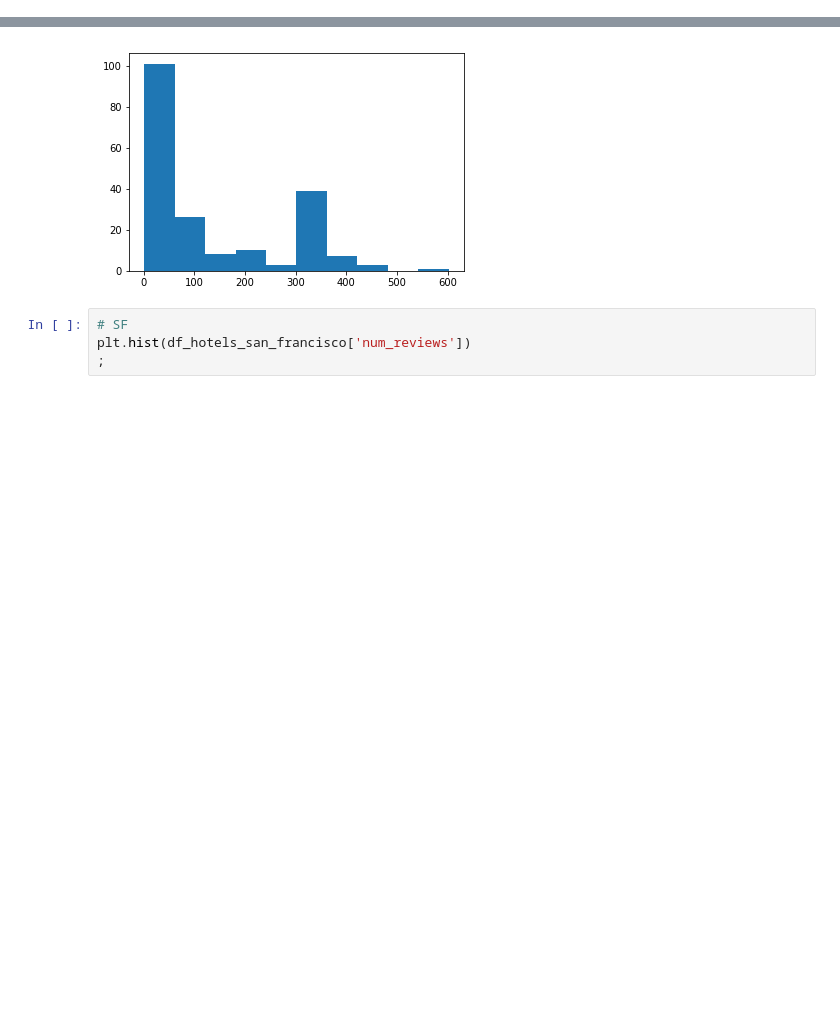
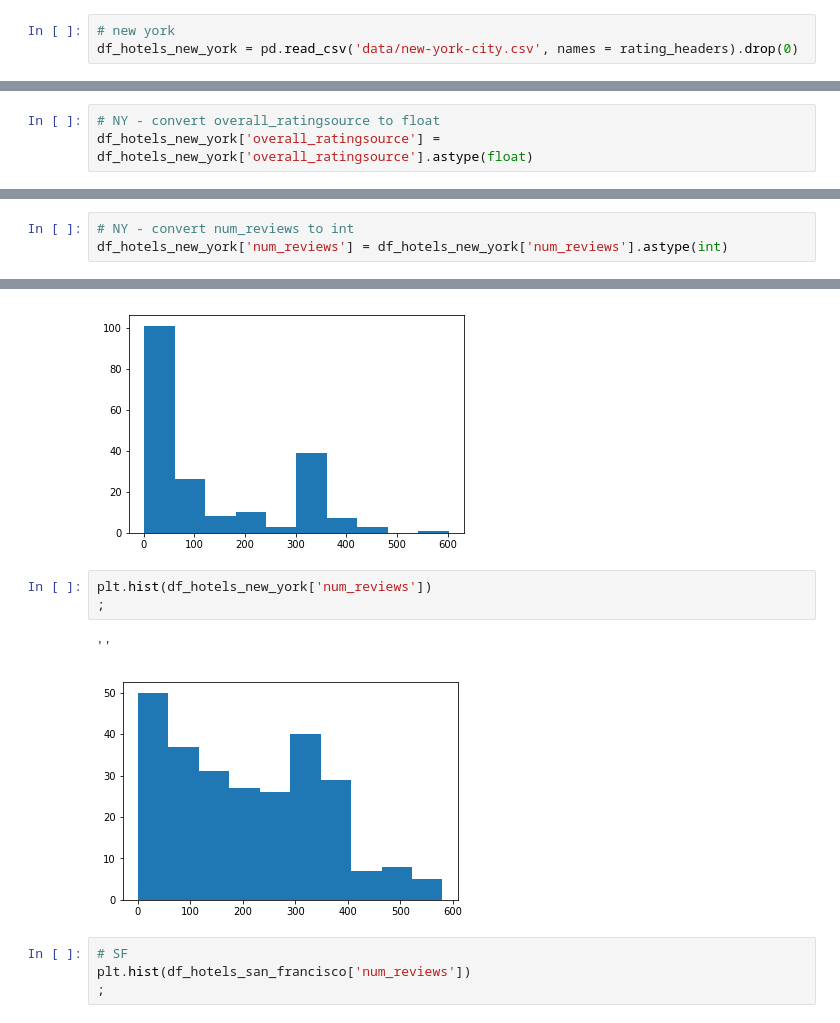
Before and after one commit to steventa87/Hotel_Reccomendation, a Jupyter notebook: whole_EDA.ipynb, the cells around one changed output, grey strips where cells are left out. Drawn from its saved outputs; the diff is of its cells as text; blank space fills up the shorter version.

```diff
--- a/whole_EDA.ipynb
+++ b/whole_EDA.ipynb
@@ -37,6 +37,9 @@ df_hotels_las_vegas = pd.read_csv('data/las-vegas.csv', names = rating_headers).
 # %%
 # san francisco
 df_hotels_san_francisco = pd.read_csv('data/san-francisco.csv', names = rating_headers).drop(0)
+# %%
+# new york
+df_hotels_new_york = pd.read_csv('data/new-york-city.csv', names = rating_headers).drop(0)
 # %%
 df_hotels_las_vegas.head()
 # %% [output]
@@ -101,6 +134,9 @@ df_hotels_las_vegas['overall_ratingsource'] = df_hotels_las_vegas['overall_ratin
 # %%
 # SF - convert overall_ratingsource to float
 df_hotels_san_francisco['overall_ratingsource'] = df_hotels_san_francisco['overall_ratingsource'].astype(float)
+# %%
+# NY - convert overall_ratingsource to float
+df_hotels_new_york['overall_ratingsource'] = df_hotels_new_york['overall_ratingsource'].astype(float)
 # %%
 # convert num_reviews to int
 df_hotels_las_vegas['num_reviews'] = df_hotels_las_vegas['num_reviews'].astype(int)
@@ -109,0 +156,3 @@ df_hotels_san_francisco['num_reviews'] = df_hotels_san_francisco['num_reviews'].
+# %%
+# NY - convert num_reviews to int
+df_hotels_new_york['num_reviews'] = df_hotels_new_york['num_reviews'].astype(int)
@@ -173,6 +227,12 @@ plt.hist(df_hotels_las_vegas['num_reviews'])
 # %% [output]
 ''
 [figure]
+# %%
+plt.hist(df_hotels_new_york['num_reviews'])
+;
+# %% [output]
+''
+[figure, added]
 # %%
 # SF
 plt.hist(df_hotels_san_francisco['num_reviews'])
```
Also changed, not shown: parts of 14 cells of this notebook, 2 other files.
